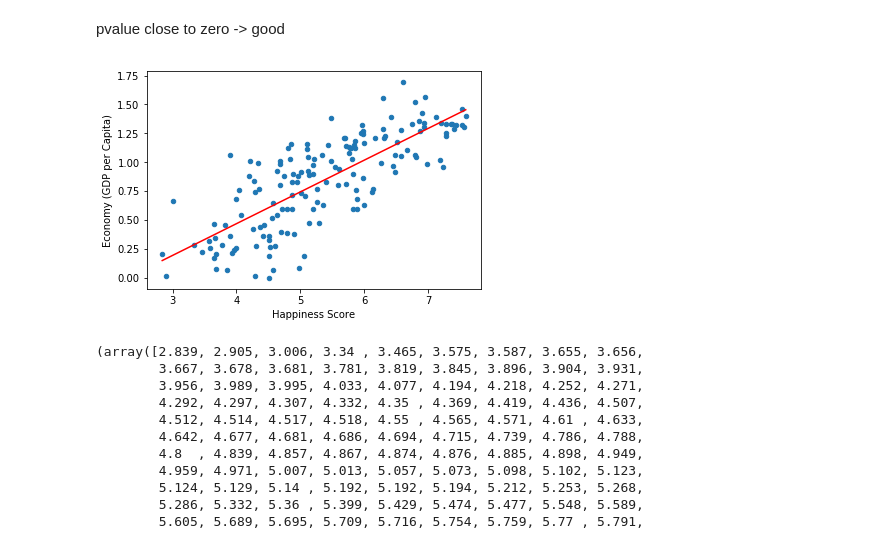
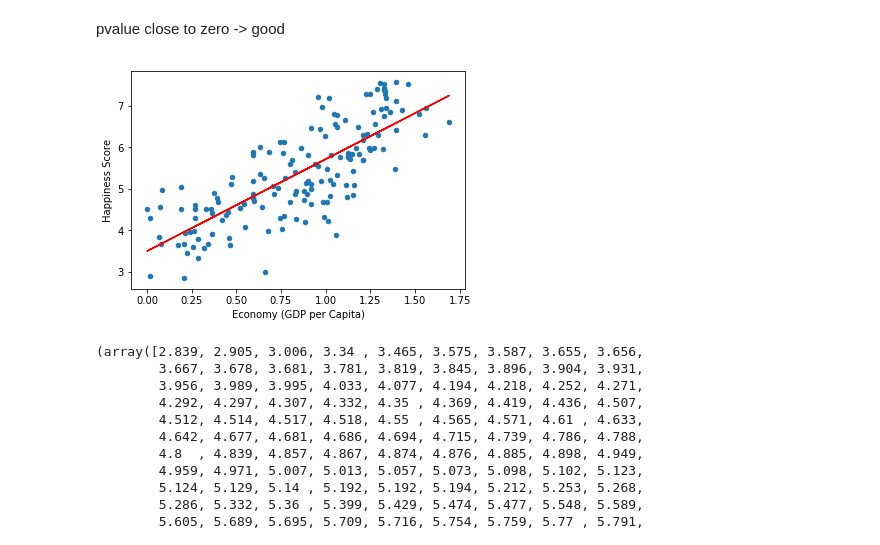
Before and after one commit to fsssa-iscteiulpt/FCD, a Jupyter notebook: Happiness.ipynb, the cells around one changed output. Drawn from its saved outputs; the diff is of its cells as text; code cells hidden in the pictures.

Commit message:
more plots

```diff
--- a/Happiness.ipynb
+++ b/Happiness.ipynb
@@ -430,13 +479,13 @@ Pearson:  (0.7809655268660215, 1.0505384131958713e-33)
 # %% [markdown]
 pvalue close to zero -> good
 # %%
-slope, intercept, r_value, p_value, std_err = sp.stats.linregress(score, gdp)
-df_2015.plot(x='Happiness Score',y='Economy (GDP per Capita)',kind='scatter')
-plt.plot(score,score*slope+intercept,'r')
+slope, intercept, r_value, p_value, std_err = sp.stats.linregress(gdp, score)
+df_2015.plot(x='Economy (GDP per Capita)',y='Happiness Score',kind='scatter')
+plt.plot(gdp,gdp*slope+intercept,'r')
 
 plt.show()
 # %% [output]
-[figure, old version]
+[figure, new version]
 # %%
 NA = len(score)
 X1 = np.sort(score)
```
Also changed, not shown: parts of 14 cells of this notebook.
